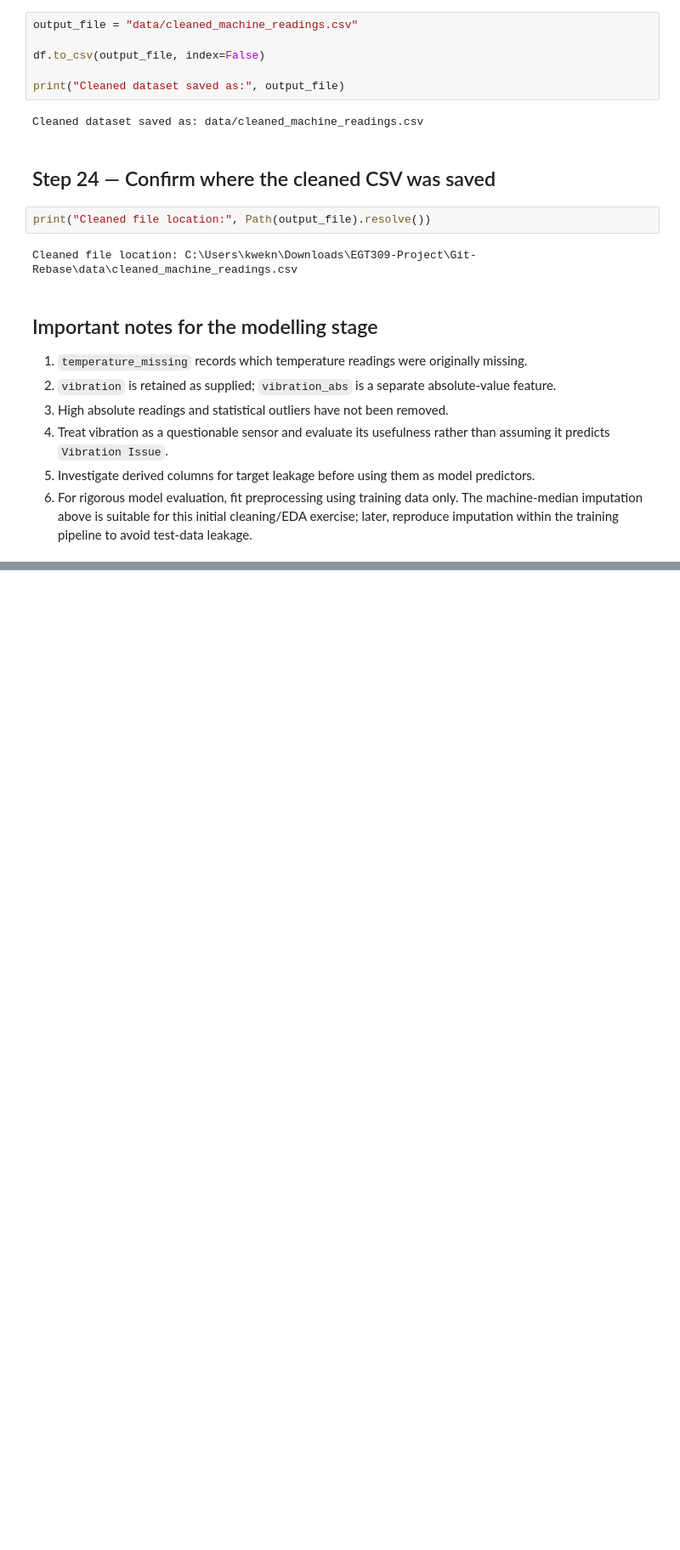
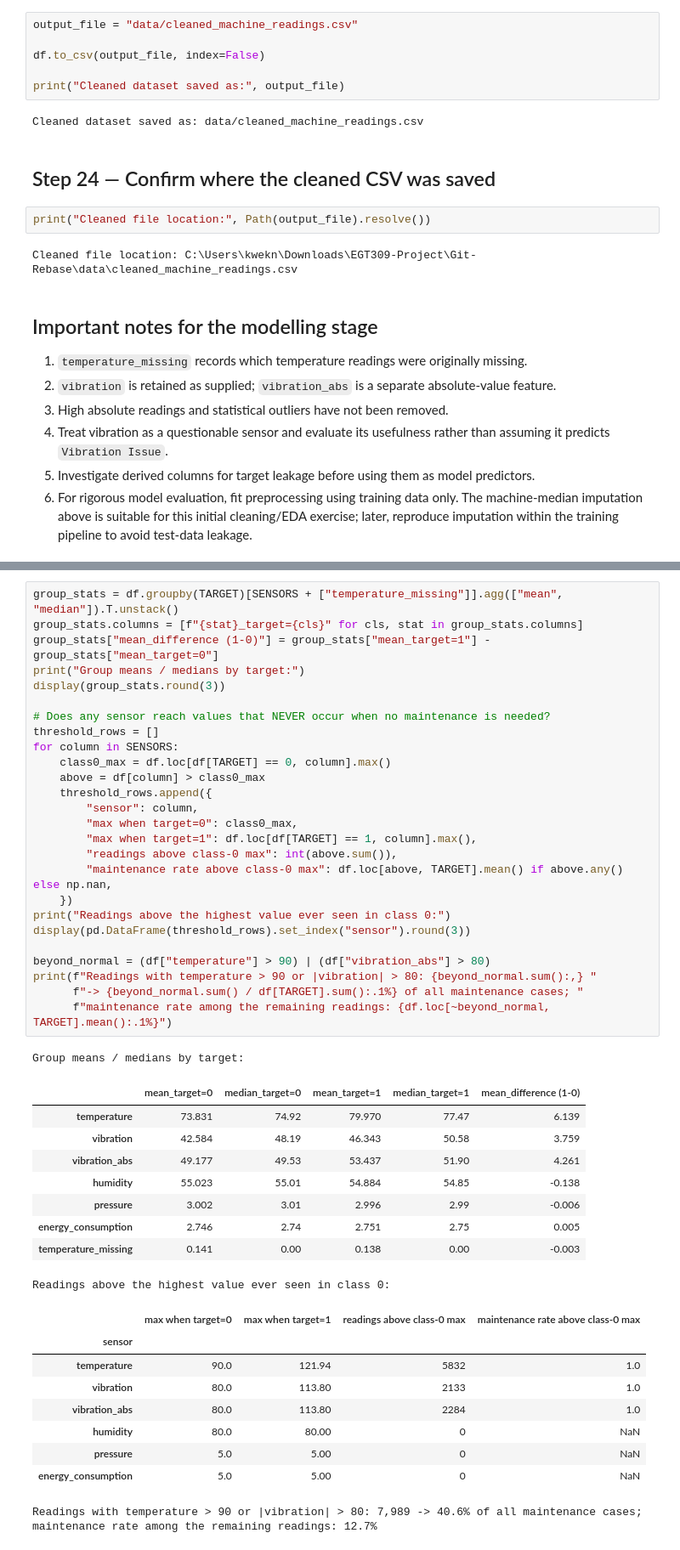
Before and after one commit to wwenyuu-23/Git-Rebase, a Jupyter notebook: eda.ipynb, the cells around one changed output, grey strips where cells are left out. Shown at 85% size. Drawn from its saved outputs; the diff is of its cells as text; blank space fills up the shorter version.

```diff
--- a/eda.ipynb
+++ b/eda.ipynb
@@ -692,0 +712,46 @@ Pearson correlation only measures linear effects, so sections (c) and (g) look a
+# %%
+group_stats = df.groupby(TARGET)[SENSORS + ["temperature_missing"]].agg(["mean", "median"]).T.unstack()
+group_stats.columns = [f"{stat}_target={cls}" for cls, stat in group_stats.columns]
+group_stats["mean_difference (1-0)"] = group_stats["mean_target=1"] - group_stats["mean_target=0"]
+print("Group means / medians by target:")
+display(group_stats.round(3))
+
+# Does any sensor reach values that NEVER occur when no maintenance is needed?
+threshold_rows = []
+for column in SENSORS:
+    class0_max = df.loc[df[TARGET] == 0, column].max()
+    above = df[column] > class0_max
+    threshold_rows.append({
+        "sensor": column,
+        "max when target=0": class0_max,
+        "max when target=1": df.loc[df[TARGET] == 1, column].max(),
+        "readings above class-0 max": int(above.sum()),
+        "maintenance rate above class-0 max": df.loc[above, TARGET].mean() if above.any() else np.nan,
+    })
+print("Readings above the highest value ever seen in class 0:")
+display(pd.DataFrame(threshold_rows).set_index("sensor").round(3))
+
+beyond_normal = (df["temperature"] > 90) | (df["vibration_abs"] > 80)
+print(f"Readings with temperature > 90 or |vibration| > 80: {beyond_normal.sum():,} "
+      f"-> {beyond_normal.sum() / df[TARGET].sum():.1%} of all maintenance cases; "
+      f"maintenance rate among the remaining readings: {df.loc[~beyond_normal, TARGET].mean():.1%}")
+# %% [output]
+Group means / medians by target:
+|  | mean_target=0 | median_target=0 | mean_target=1 | median_target=1 | mean_difference (1-0) |
+| temperature | 73.831 | 74.92 | 79.970 | 77.47 | 6.139 |
+| vibration | 42.584 | 48.19 | 46.343 | 50.58 | 3.759 |
+| vibration_abs | 49.177 | 49.53 | 53.437 | 51.90 | 4.261 |
+| humidity | 55.023 | 55.01 | 54.884 | 54.85 | -0.138 |
+| pressure | 3.002 | 3.01 | 2.996 | 2.99 | -0.006 |
+| energy_consumption | 2.746 | 2.74 | 2.751 | 2.75 | 0.005 |
+| temperature_missing | 0.141 | 0.00 | 0.138 | 0.00 | -0.003 |
+Readings above the highest value ever seen in class 0:
+|  | max when target=0 | max when target=1 | readings above class-0 max | maintenance rate above class-0 max |
+| sensor |  |  |  |  |
+| temperature | 90.0 | 121.94 | 5832 | 1.0 |
+| vibration | 80.0 | 113.80 | 2133 | 1.0 |
+| vibration_abs | 80.0 | 113.80 | 2284 | 1.0 |
+| humidity | 80.0 | 80.00 | 0 | NaN |
+| pressure | 5.0 | 5.00 | 0 | NaN |
+| energy_consumption | 5.0 | 5.00 | 0 | NaN |
+Readings with temperature > 90 or |vibration| > 80: 7,989 -> 40.6% of all maintenance cases; maintenance rate among the remaining readings: 12.7%
```
Also changed, not shown: parts of 30 cells of this notebook.
